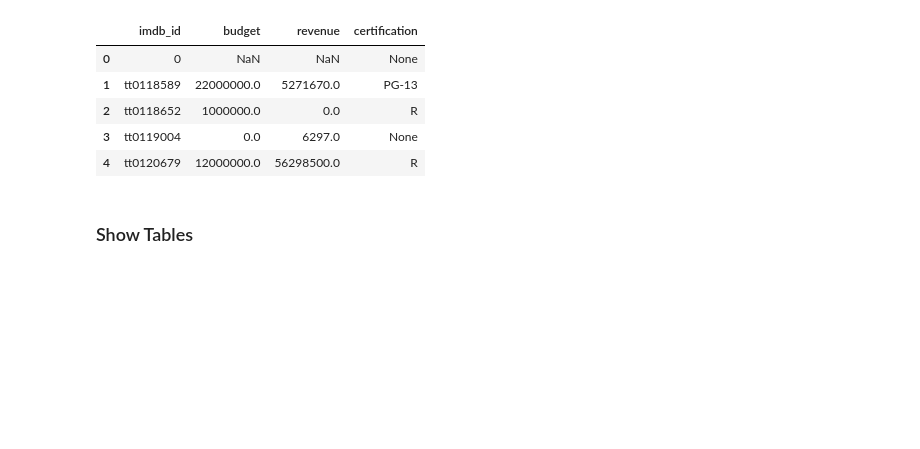
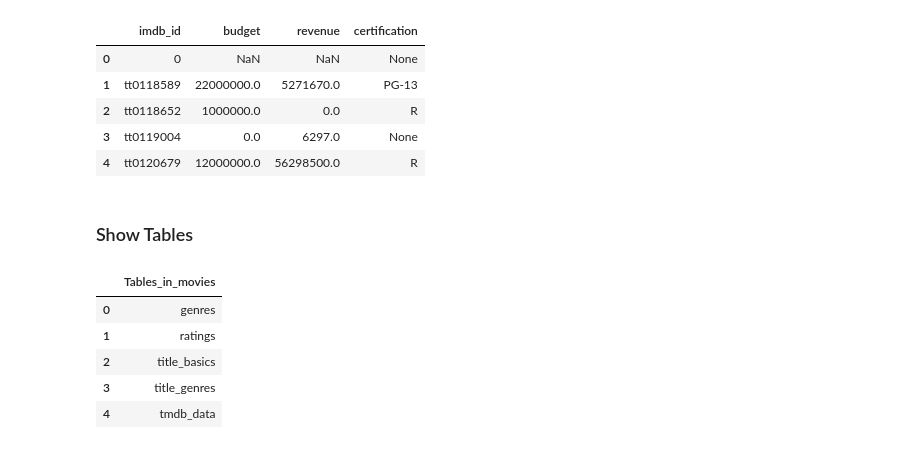
Before and after one commit to Gondram/Exploration-of-IMDB-rating-predictors, a Jupyter notebook: IMDB Project 3B.ipynb, the cells around one changed output. Drawn from its saved outputs; the diff is of its cells as text; code cells hidden in the pictures; blank space fills up the shorter version.

```diff
--- a/IMDB Project 3B.ipynb
+++ b/IMDB Project 3B.ipynb
@@ -373,3 +373,14 @@ pd.read_sql(q,conn)
 | 4 | tt0120679 | 12000000.0 | 56298500.0 | R |
 # %% [markdown]
 ### Show Tables
+# %%
+# SHOW TABLES
+q = '''SHOW TABLES;'''
+pd.read_sql(q, conn)
+# %% [output]
+|  | Tables_in_movies |
+| 0 | genres |
+| 1 | ratings |
+| 2 | title_basics |
+| 3 | title_genres |
+| 4 | tmdb_data |
```
